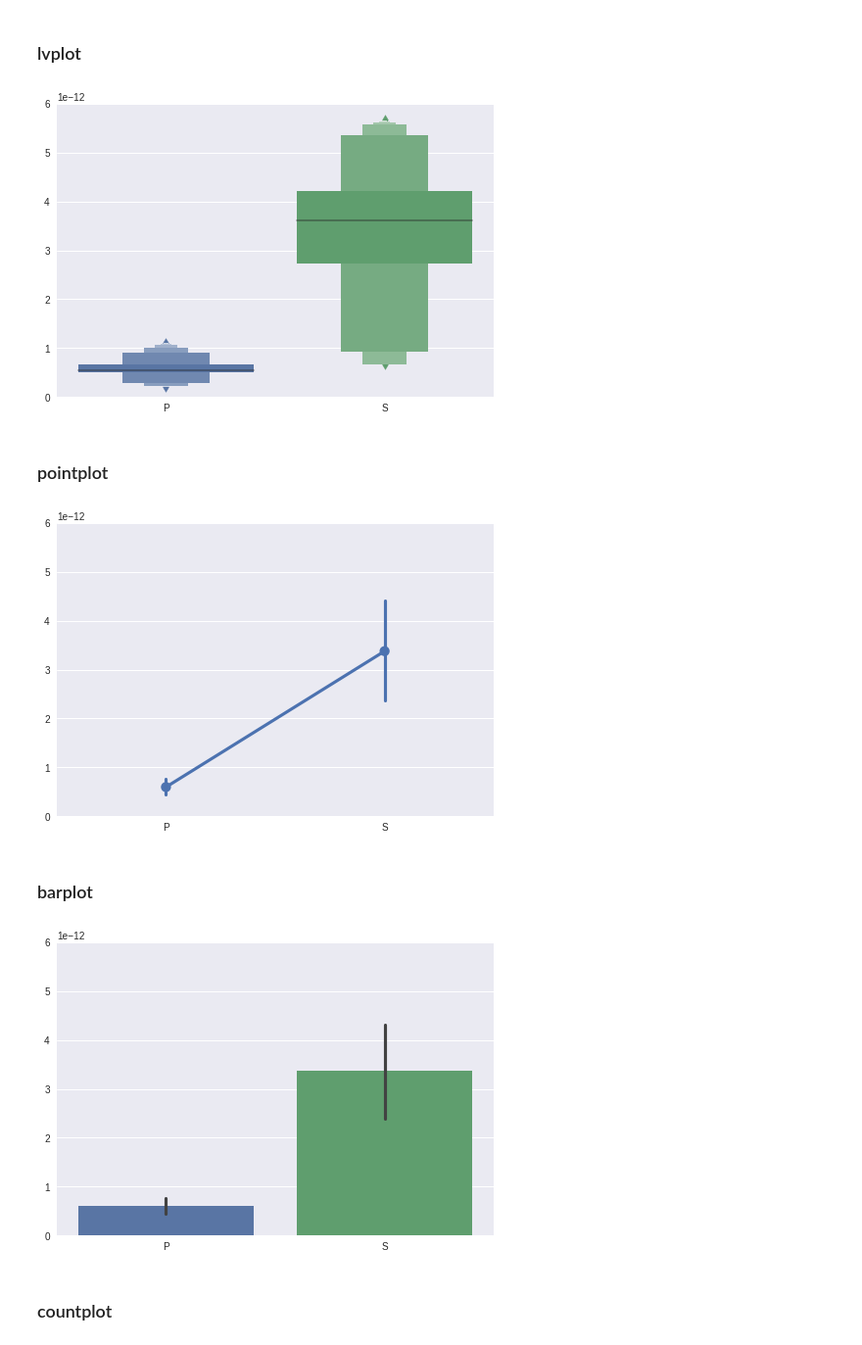
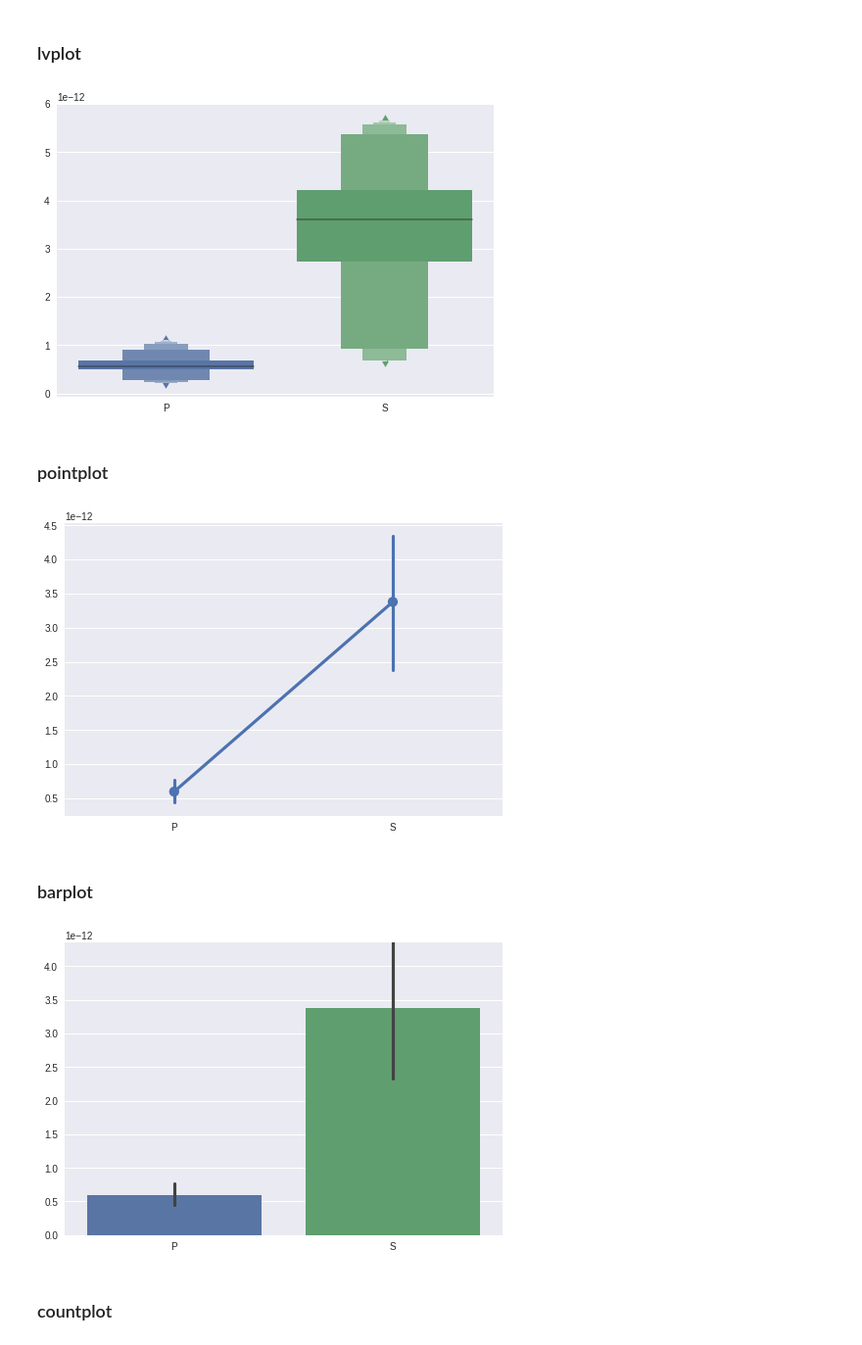
Before and after one commit to MascittiJA/CienciaDatos, a Jupyter notebook: TP2/ejercicio-1-c.ipynb, the cells around one changed output. Shown at 98% size. Cells and saved outputs as stored; diff of their text form; code cells hidden in the pictures.

```diff
--- a/TP2/ejercicio-1-c.ipynb
+++ b/TP2/ejercicio-1-c.ipynb
@@ -87,0 +73,17 @@ df
+# %%
+alpha = np.load("alphapower_means.dmp").T
+beta = np.load("betapower_means.dmp").T
+gamma = np.load("gammapower_means.dmp").T
+delta = np.load("deltapower_means.dmp").T
+theta = np.load("thetapower_means.dmp").T
+
+power_sum = alpha + beta + gamma + delta + theta
+
+alpha_norm = alpha / power_sum
+beta_norm = beta / power_sum
+gamma_norm = gamma / power_sum
+delta_norm = delta / power_sum
+theta_norm = theta / power_sum
+
+df = pd.DataFrame(alpha, columns=list('PS'))
+df
@@ -126,27 +138,24 @@ sns.plt.show()
 # %%
 ax = sns.lvplot(data=df)
 ax.set_autoscaley_on(True)
-ax.set_ylim(1e-14,6e-12)
 sns.plt.show()
 # %% [output]
-[figure, old version]
+[figure, new version]
 # %% [markdown]
 ### pointplot
 # %%
 ax = sns.pointplot(data=df)
 ax.set_autoscaley_on(True)
-ax.set_ylim(1e-14,6e-12)
 sns.plt.show()
 # %% [output]
-[figure, old version]
+[figure, new version]
 # %% [markdown]
 ### barplot
 # %%
 ax = sns.barplot(data=df)
 ax.set_autoscaley_on(True)
-ax.set_ylim(1e-14,6e-12)
 sns.plt.show()
 # %% [output]
-[figure, old version]
+[figure, new version]
 # %% [markdown]
 ### countplot
```
Also changed, not shown: parts of 16 cells of this notebook.
